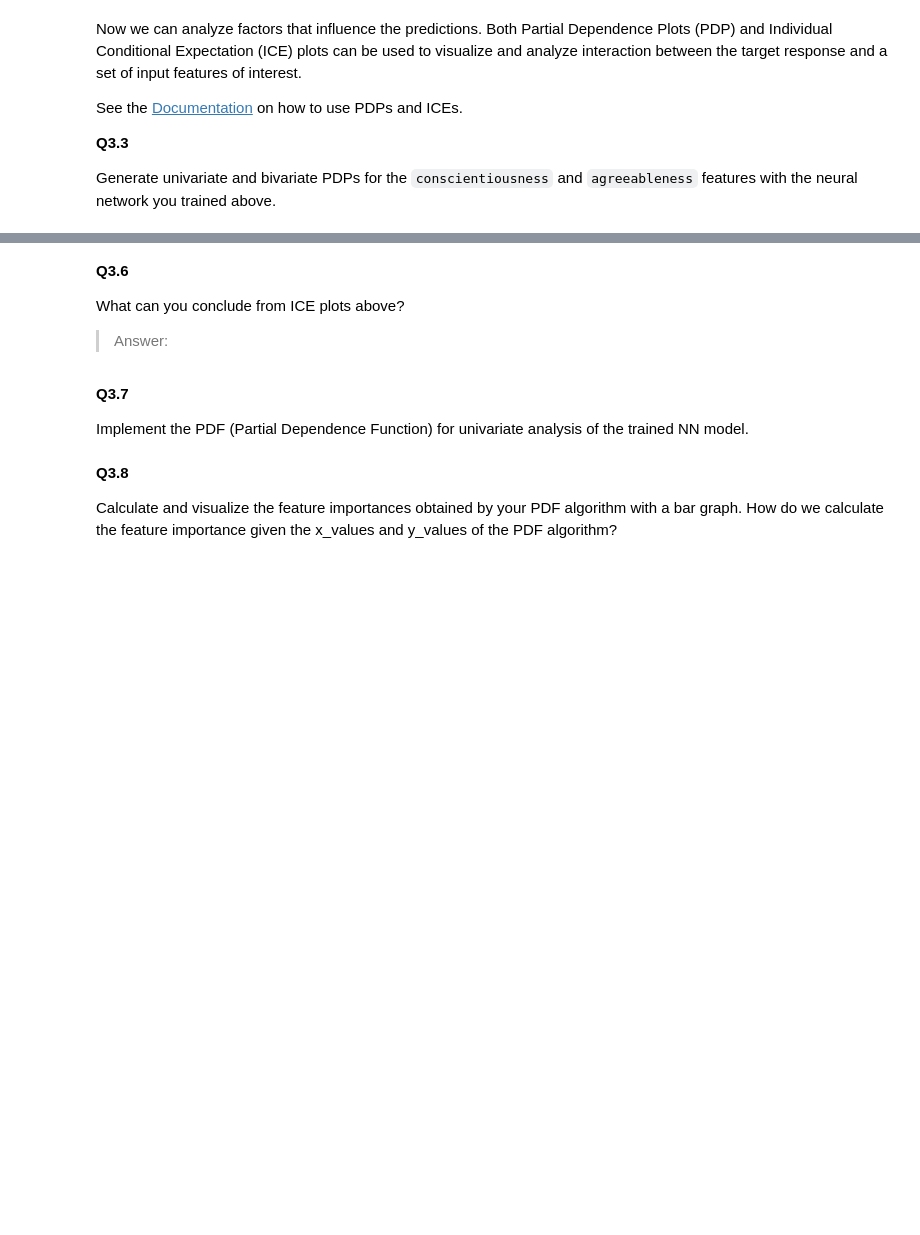
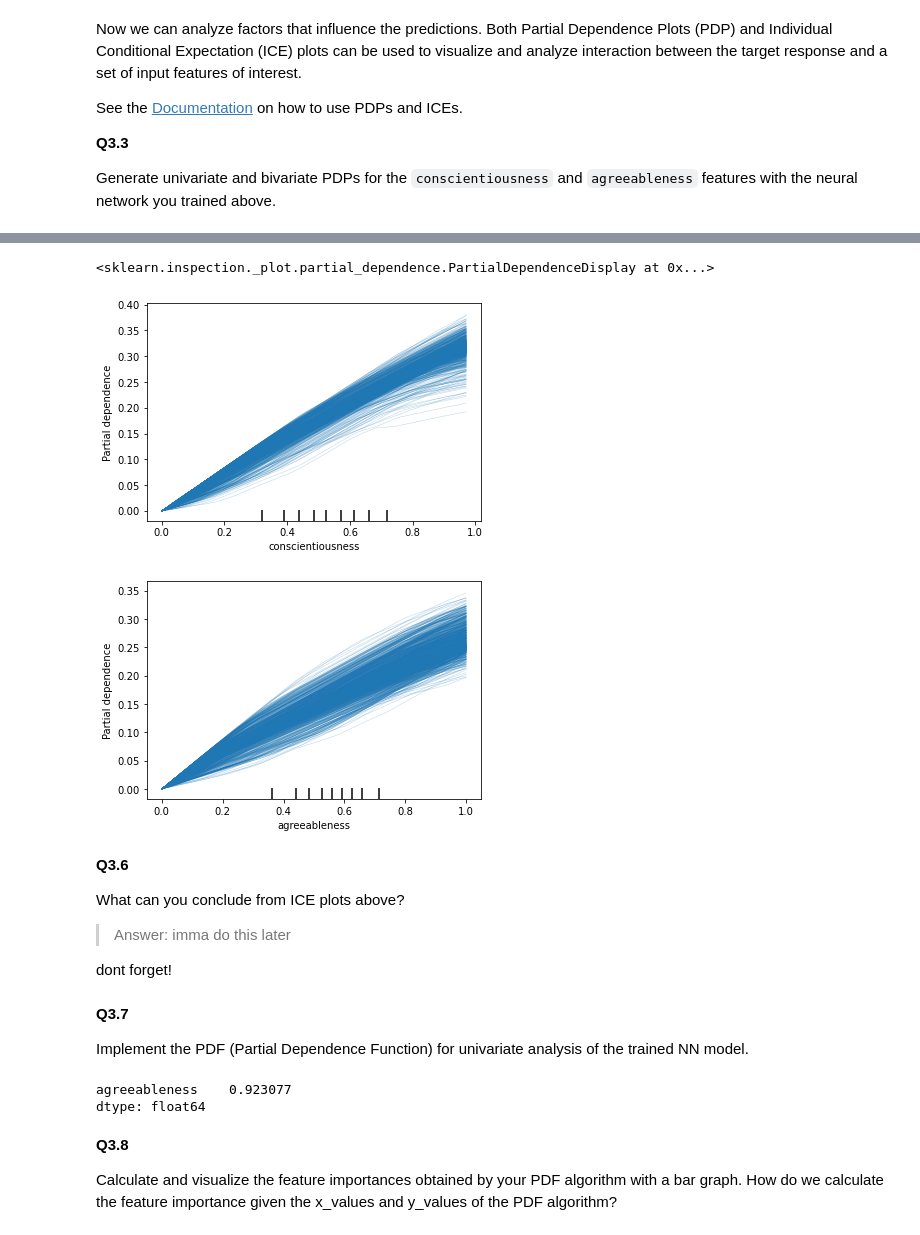
Before and after one commit to BarGinger/HCML-Explainability, a Jupyter notebook: Prog_Explainability_Group_10_part2.ipynb, the cells around one changed output, grey strips where cells are left out. Drawn from its saved outputs; the diff is of its cells as text; code cells hidden in the pictures; blank space fills up the shorter version.

```diff
--- a/Prog_Explainability_Group_10_part2.ipynb
+++ b/Prog_Explainability_Group_10_part2.ipynb
@@ -245,9 +324,20 @@ Now generate ICE plots for each feature.
+# %%
+# ICEs
+
+PartialDependenceDisplay.from_estimator(clf, X_train, ['conscientiousness'], kind = 'individual', centered=True)
+PartialDependenceDisplay.from_estimator(clf, X_train, ['agreeableness'], kind = 'individual', centered=True)
+# %% [output]
+<sklearn.inspection._plot.partial_dependence.PartialDependenceDisplay at 0x...>
+[figure, added]
+[figure, added]
 # %% [markdown]
 **Q3.6**
 
 What can you conclude from ICE plots above?
 
-> Answer:
+> Answer: imma do this later
+
+dont forget!
 # %% [markdown]
 **Q3.7**
 
@@ -260,18 +350,23 @@ def PDF(X, model, feature):
           f_values: corresponding output per x value
   """
   # Note: uncomment the lines below and complete the right hand side (where you see '..' to set them to suitable values, respective explanations are provided for each variable
-  # num_samples = ..  # set the number of samples/steps to slice the range of the continuous feature, e.g., 100.
-  # min_val = ..      # minimum value of the given feature
-  # max_val = ..      # maximum value of the given feature
+  num_samples = X.shape[0]    # set the number of samples/steps to slice the range of the continuous feature, e.g., 100.
+  min_val = X[feature].min()     # minimum value of the given feature
+  max_val = X[feature].max()      # maximum value of the given feature
   # step_size = ..    # see the algorithm in corresponsing lecture slides to calculate the step size as a function of the above variables
   # x_values = ..     # x_values at which we will calculate the partial function of the given feature
   # f_values = ..     # the calculated partial function values corresponding to x_values
-
+  print(max_val)
   # for k in range(num_samples - 1):
     # Change part of the data according to the formula of PDF algorithm
     # Let the model predict and calculate the f_value for this k
 
   # return x_values, f_values
+
+PDF(X_test, clf, ["agreeableness"])
+# %% [output]
+agreeableness    0.923077
+dtype: float64
 # %% [markdown]
 **Q3.8**
 
```
Also changed, not shown: parts of 12 cells of this notebook.
